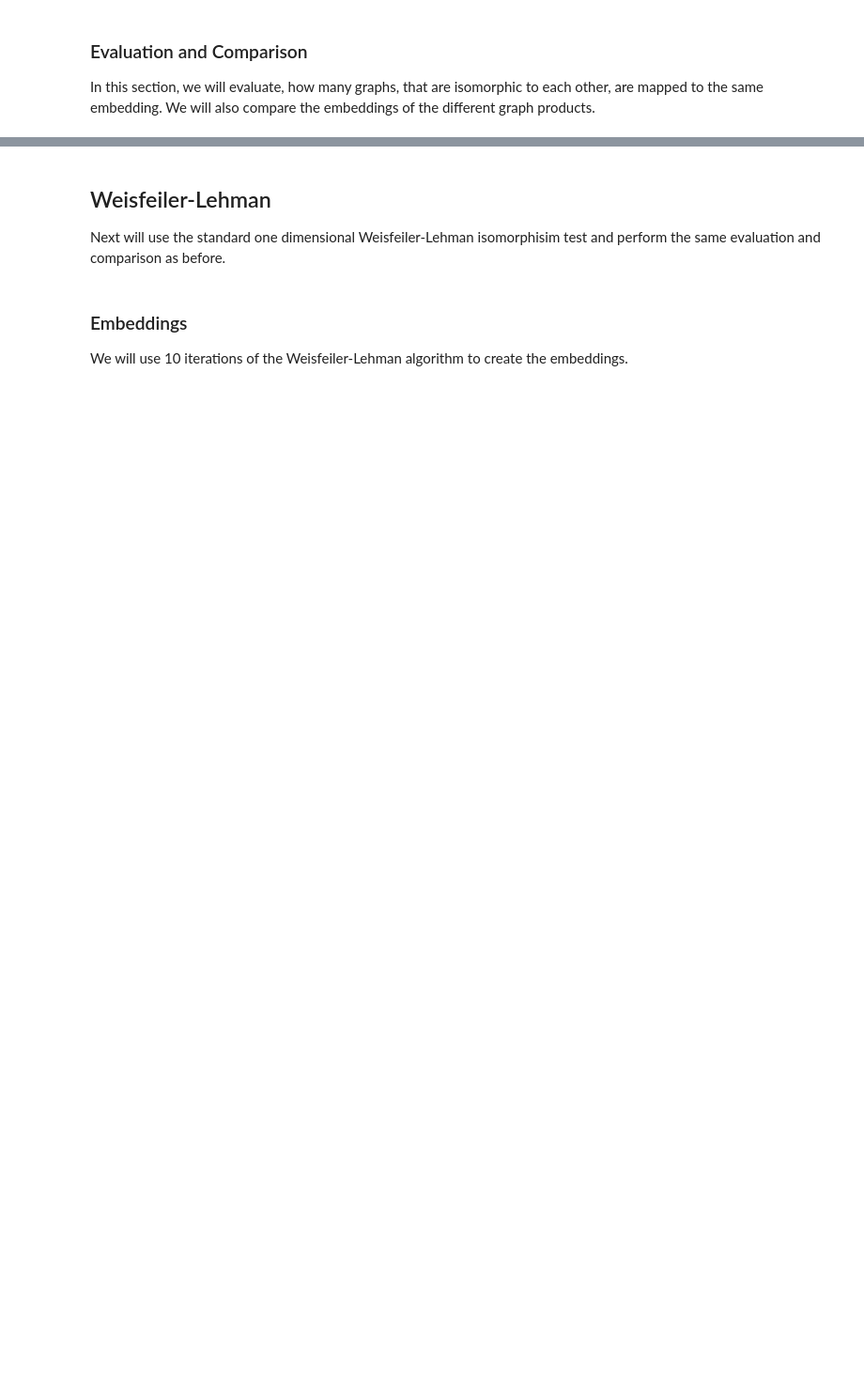
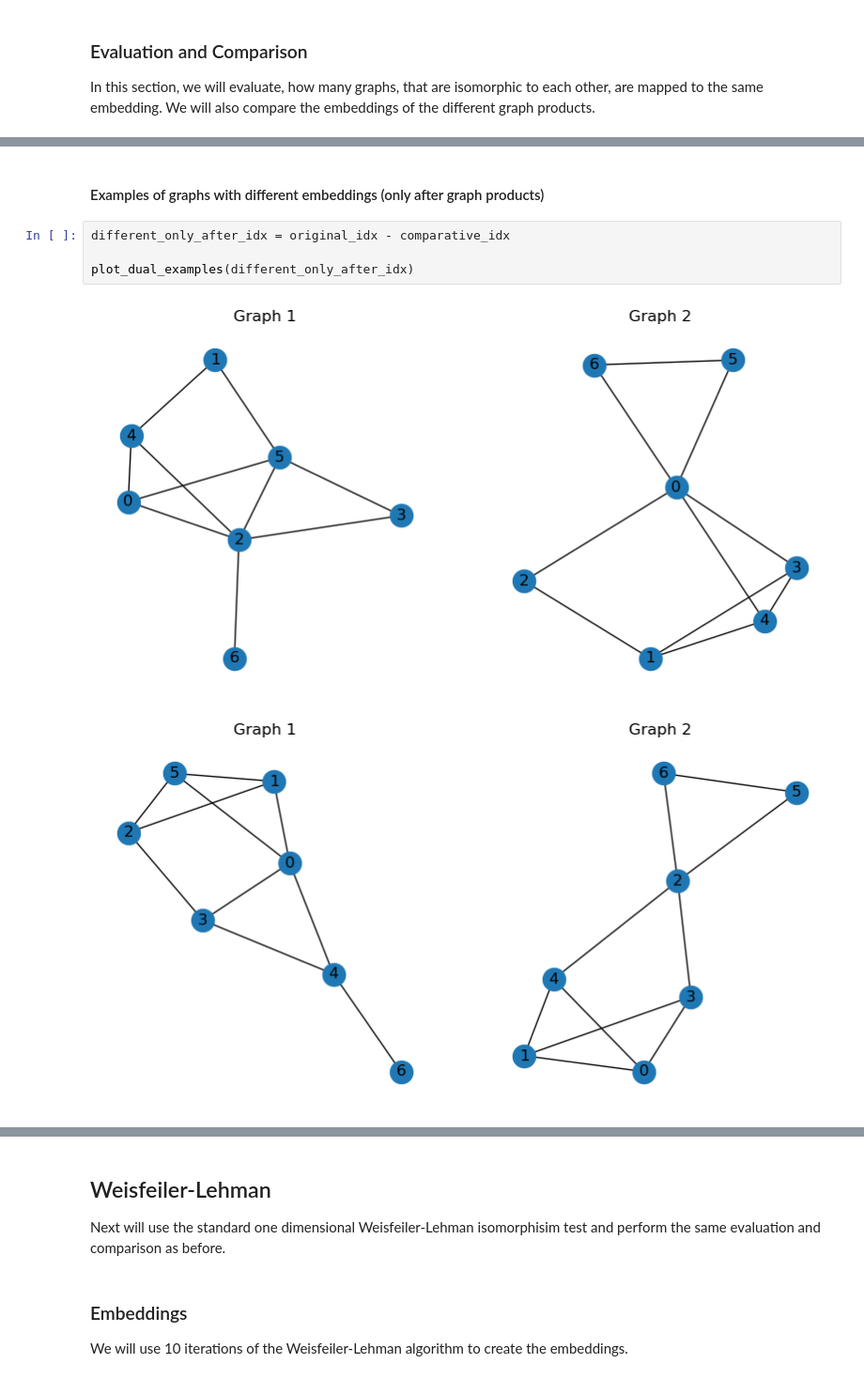
Before and after one commit to max-seeli/graph-gumbo, a Jupyter notebook: experiment.ipynb, the cells around one changed output, grey strips where cells are left out. Shown at 94% size. Cells and saved outputs as stored; diff of their text form; blank space fills up the shorter version.

```diff
--- a/experiment.ipynb
+++ b/experiment.ipynb
@@ -91,0 +152,9 @@ cycle_product_results
+# %% [markdown]
+#### Examples of graphs with different embeddings (only after graph products)
+# %%
+different_only_after_idx = original_idx - comparative_idx
+
+plot_dual_examples(different_only_after_idx)
+# %% [output]
+[figure, added]
+[figure, added]
```
Also changed, not shown: parts of 27 cells of this notebook, 4 other files.
